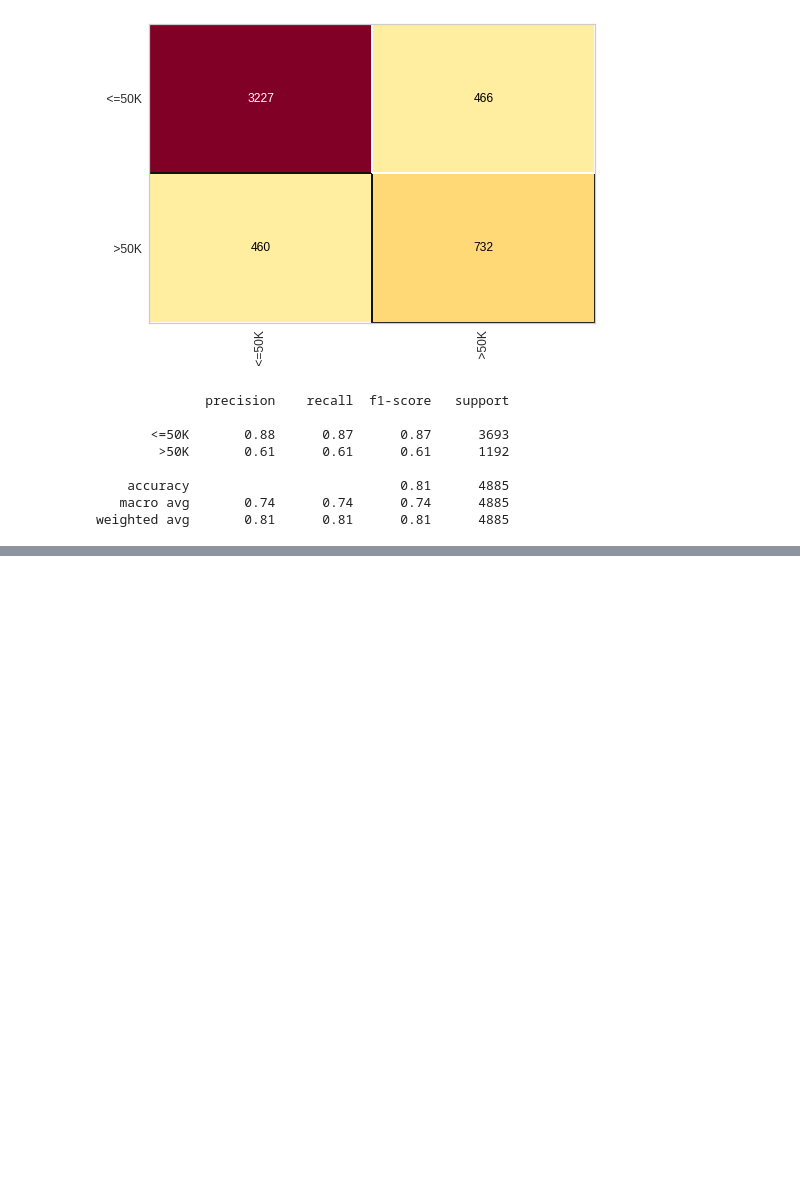
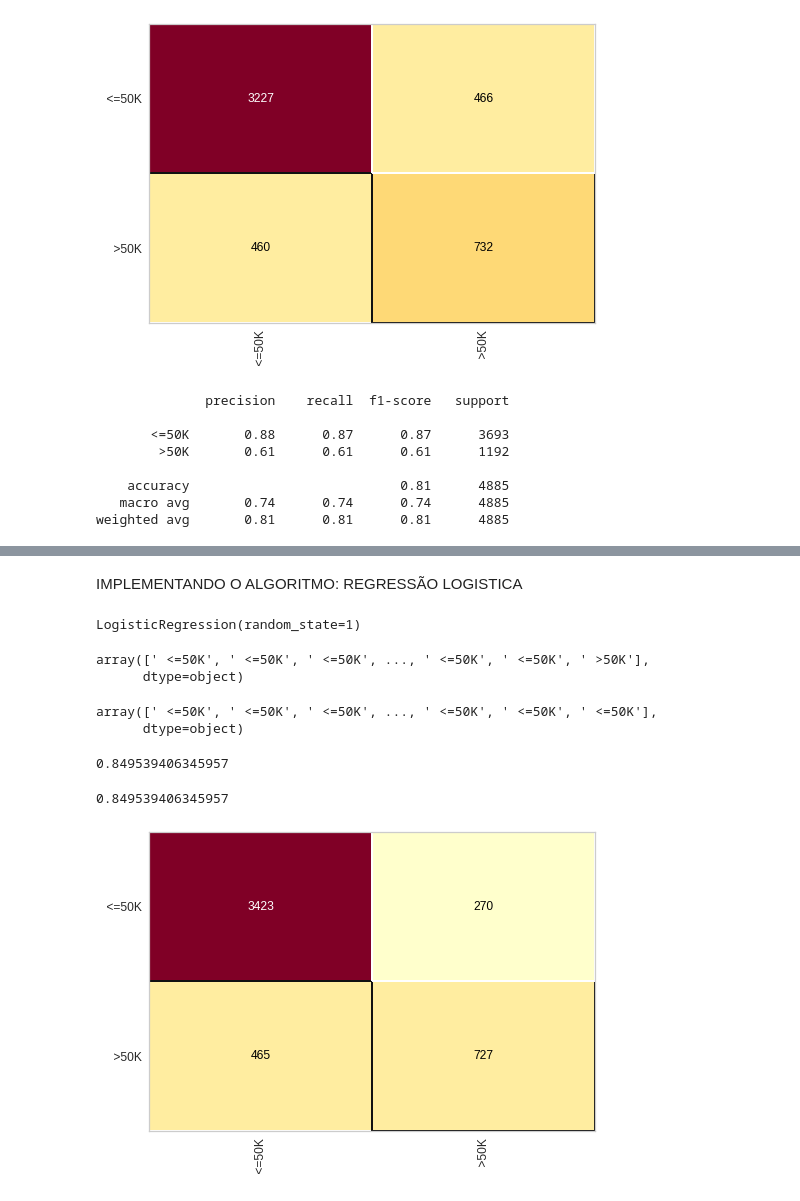
Before and after one commit to LucasMonteiroBastos/Projeto_Analise_Censo, a Jupyter notebook: CENSO_PROJETO.ipynb, the cells around one changed output, grey strips where cells are left out. Saved outputs shown, nothing was run; the diff lists cells and outputs as text; code cells hidden in the pictures; blank space fills up the shorter version.

```diff
--- a/CENSO_PROJETO.ipynb
+++ b/CENSO_PROJETO.ipynb
@@ -343,0 +460,41 @@ weighted avg       0.81      0.81      0.81      4885
+# %% [markdown]
+IMPLEMENTANDO O ALGORITMO: REGRESSÃO LOGISTICA
+# %%
+# biblioteca regressão logistica
+from sklearn.linear_model import LogisticRegression
+logistic_census = LogisticRegression(random_state=1)
+# %%
+# fazendo o treinamento com X treino e y teste
+logistic_census.fit(X_census_treinamento, y_census_treinamento)
+# %% [output]
+LogisticRegression(random_state=1)
+# %%
+# fazendo a predição
+previsoes = logistic_census.predict(X_census_teste)
+previsoes
+# %% [output]
+array([' <=50K', ' <=50K', ' <=50K', ..., ' <=50K', ' <=50K', ' >50K'],
+      dtype=object)
+# %%
+# valor real
+y_census_teste
+# %% [output]
+array([' <=50K', ' <=50K', ' <=50K', ..., ' <=50K', ' <=50K', ' <=50K'],
+      dtype=object)
+# %%
+# comparação entre o valor predito e o valor real
+
+# taxa de acerto
+from sklearn.metrics import accuracy_score, classification_report
+accuracy_score(y_census_teste, previsoes)
+# %% [output]
+0.849539406345957
+# %%
+# matrix de confusão
+from yellowbrick.classifier import ConfusionMatrix
+cm = ConfusionMatrix(logistic_census)
+cm.fit(X_census_treinamento, y_census_treinamento)
+cm.score(X_census_teste, y_census_teste)
+# %% [output]
+0.849539406345957
+[figure, added]
```
Also changed, not shown: parts of 39 cells of this notebook.
